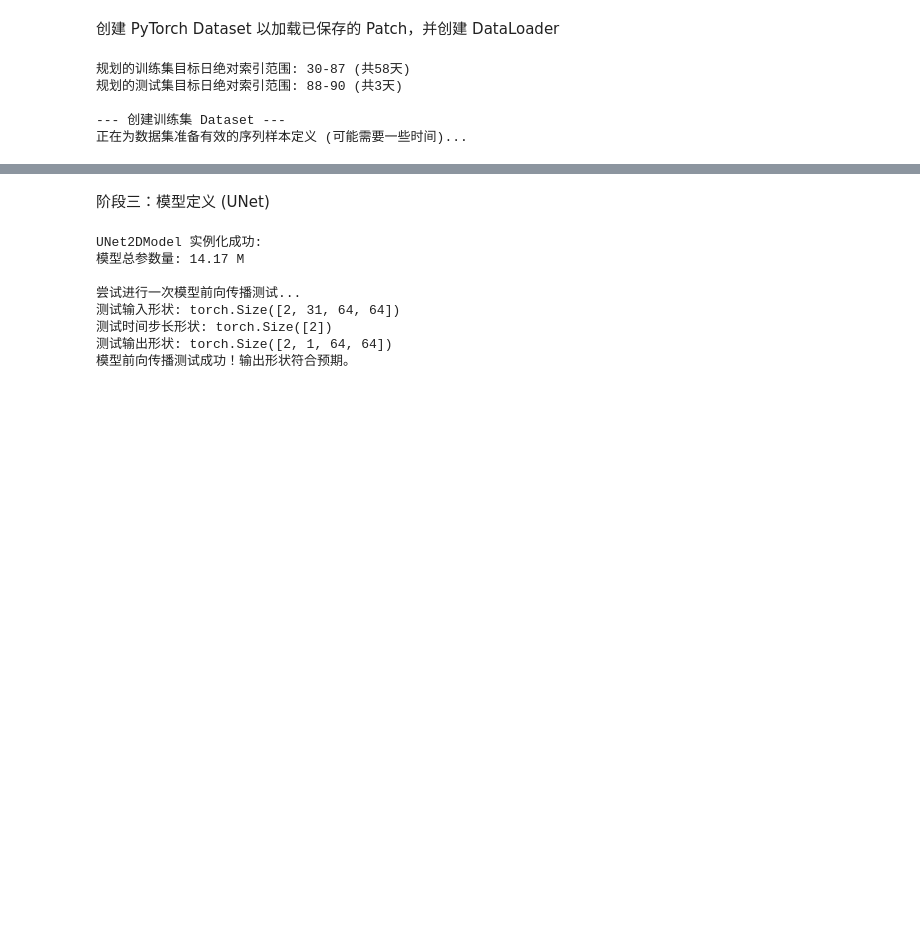
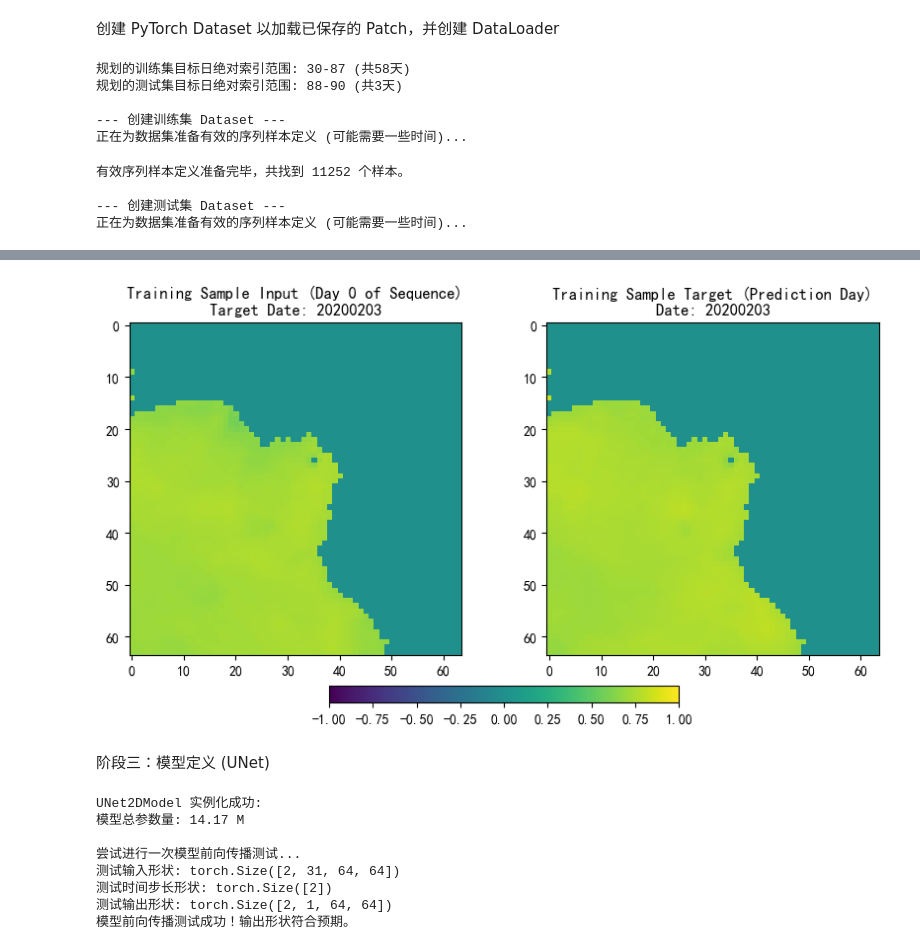
Before and after one commit to Hoyinl2333/SST_Prediction, a Jupyter notebook: notebooks/base3.ipynb, the cells around one changed output, grey strips where cells are left out. Saved outputs shown, nothing was run; the diff lists cells and outputs as text; code cells hidden in the pictures; blank space fills up the shorter version.

```diff
--- a/notebooks/base3.ipynb
+++ b/notebooks/base3.ipynb
@@ -11,6 +11,9 @@ from tqdm.auto import tqdm
 import matplotlib.pyplot as plt
 import os
 from pathlib import Path
+import matplotlib.pyplot as plt
+plt.rcParams['font.family'] = 'SimHei'         # 黑体
+plt.rcParams['axes.unicode_minus'] = False     # 解决负号显示为方块的问题
 
 # --- 配置参数 ---
 SEQUENCE_LEN = 30 # 输入序列长度为30天
@@ -277,22 +300,7 @@ import os
 import glob
 import pandas as pd # 确保 pandas 已导入
 import matplotlib.pyplot as plt # 确保 matplotlib 已导入
-
-# # --- 确保关键参数已定义 ---
-# # PATCH_DIR (来自 Part 2.A)
-# # sst_normalized (用于获取时间坐标和原始数据信息)
-# # SEQUENCE_LEN, PATCH_SIZE, STRIDE, NUM_TEST_TARGET_DAYS (用于定义序列和划分)
-# # NAN_THRESHOLD (这个现在是用于评估序列中的目标 patch 是否有效)
-
-# if 'PATCH_DIR' not in globals() or not os.path.exists(PATCH_DIR):
-#     print(f"错误：元素 Patch 目录 '{PATCH_DIR}' 不存在。请先运行 Part 2.A。")
-#     raise SystemExit("元素 Patch 目录未准备好。")
-# if 'sst_normalized' not in globals(): raise SystemExit("sst_normalized 未定义")
-# if 'SEQUENCE_LEN' not in globals(): SEQUENCE_LEN = 30
-# if 'PATCH_SIZE' not in globals(): PATCH_SIZE = 64
-# if 'STRIDE' not in globals(): STRIDE = 64
-# if 'NUM_TEST_TARGET_DAYS' not in globals(): NUM_TEST_TARGET_DAYS = 3
-# if 'NAN_THRESHOLD' not in globals(): NAN_THRESHOLD = 0.75 # 用于序列的目标patch
+import platform
 
 
 # --- 时间划分逻辑 (用于确定目标日索引) ---
@@ -416,7 +424,7 @@ class DynamicSequenceDataset(Dataset):
 
         return {
             "input_patches": input_patches_stacked.squeeze(1), # [SeqLen, H, W] - 与UNet输入(拼接后30通道)匹配
-            "target_patch": target_patch_stacked,             # [1, 1, H, W]
+            "target_patch": target_patch_stacked.squeeze(1),             # [1, H, W]
             "coords": (r_grid, c_grid),
             "abs_coords": sample_def["abs_coords"],
             "target_date": sample_def["target_date_str"],
@@ -427,15 +435,15 @@ class DynamicSequenceDataset(Dataset):
 H_full_map, W_full_map = sst_normalized.shape[1], sst_normalized.shape[2] # 720, 1440
 
 print("\n--- 创建训练集 Dataset ---")
-train_dataset_new = DynamicSequenceDataset(
+train_dataset = DynamicSequenceDataset(
     PATCH_DIR, sst_normalized.time, train_target_day_abs_indices,
     SEQUENCE_LEN, PATCH_SIZE, STRIDE, H_full_map, W_full_map, NAN_THRESHOLD
 )
 
 print("\n--- 创建测试集 Dataset ---")
-test_dataset_new = None
+test_dataset = None
 if test_target_day_abs_indices:
-    test_dataset_new = DynamicSequenceDataset(
+    test_dataset = DynamicSequenceDataset(
         PATCH_DIR, sst_normalized.time, test_target_day_abs_indices,
         SEQUENCE_LEN, PATCH_SIZE, STRIDE, H_full_map, W_full_map, NAN_THRESHOLD
     )
@@ -444,47 +452,47 @@ else:
 
 # --- 创建 DataLoader 实例 ---
 BATCH_SIZE = 16
-train_dataloader_new = None
-test_dataloader_new = None
+train_dataloader = None
+test_dataloader = None
+if platform.system() == 'Linux':
+    NUM_WORKERS = 2 # max(1, os.cpu_count() // 2)
+else:
+    NUM_WORKERS = 0  # macOS / Windows 上避免多线程问题
 
-if len(train_dataset_new) > 0:
-    print(f"训练集样本数 : {len(train_dataset_new)}")
-    train_dataloader_new = DataLoader(train_dataset_new, batch_size=BATCH_SIZE, shuffle=True, num_workers=0, pin_memory=True) # num_workers=0 优先保证能跑通
+if len(train_dataset) > 0:
+    print(f"训练集样本数 : {len(train_dataset)}")
+    train_dataloader = DataLoader(train_dataset, batch_size=BATCH_SIZE, shuffle=True, num_workers=NUM_WORKERS, pin_memory=True)
 else:
     print("训练集为空，不创建 DataLoader。")
 
-if test_dataset_new and len(test_dataset_new) > 0:
-    print(f"测试集样本数: {len(test_dataset_new)}")
-    test_dataloader_new = DataLoader(test_dataset_new, batch_size=BATCH_SIZE, shuffle=False, num_workers=0, pin_memory=True)
+if test_dataset and len(test_dataset) > 0:
+    print(f"测试集样本数: {len(test_dataset)}")
+    test_dataloader = DataLoader(test_dataset, batch_size=BATCH_SIZE, shuffle=False, num_workers=NUM_WORKERS, pin_memory=True)
 else:
     print("测试集为空或未创建，不创建 DataLoader。")
 
 # --- 验证 DataLoader 输出并可视化 (以训练集为例) ---
-if train_dataloader_new and len(train_dataset_new) > 0:
+if train_dataloader and len(train_dataset) > 0:
     print("\n--- 检查训练 DataLoader 输出---")
     try:
-        sample_batch_new = next(iter(train_dataloader_new))
-        print(f"输入 patches 批次形状: {sample_batch_new['input_patches'].shape}") # 期望 [B, SeqLen, H, W]
-        print(f"目标 patch 批次形状: {sample_batch_new['target_patch'].shape}")   # 期望 [B, 1, 1, H, W] or [B,1,H,W]
-        print(f"目标日期示例: {sample_batch_new['target_date'][0]}")
+        sample_batch = next(iter(train_dataloader))
+        print(f"输入 patches 批次形状: {sample_batch['input_patches'].shape}") # 期望 [B, SeqLen, H, W]
+        print(f"目标 patch 批次形状: {sample_batch['target_patch'].shape}")   # 期望 [B,1,H,W]
+        print(f"目标日期示例: {sample_batch['target_date'][0]}")
 
         # 可视化一个样本
         idx_to_show = 0
         # input_patches 是 [B, SeqLen, H, W], 取第一帧可视化
-        input_sample_vis = sample_batch_new['input_patches'][idx_to_show, 0, :, :].cpu().numpy()
-        # target_patch 是 [B, 1, 1, H, W] 或 [B,1,H,W], 取 [0,0,:,:] 或 [0,:,:]
-        target_sample_vis = sample_batch_new['target_patch'][idx_to_show].squeeze(0).cpu().numpy() # [1,H,W] or [H,W]
-        if target_sample_vis.ndim == 3 and target_sample_vis.shape[0] == 1: # 如果是 [1,H,W]
-            target_sample_vis = target_sample_vis.squeeze(0) # 变为 [H,W]
+        input_sample_vis = sample_batch['input_patches'][idx_to_show, 0, :, :].cpu().numpy()
+        # target_patch 是  [B,1,H,W],
+        target_sample_vis = sample_batch['target_patch'][idx_to_show,0,:,:].cpu().numpy()
 
         fig, axes = plt.subplots(1, 2, figsize=(10, 5))
-        # ... (可视化代码，与之前类似，确保正确索引和显示)
         axes[0].imshow(input_sample_vis, cmap='viridis', vmin=-1, vmax=1)
-        axes[0].set_title(f"训练样本输入 (序列第0天)\n日期(目标): {sample_batch_new['target_date'][idx_to_show]}")
+        axes[0].set_title(f"Training Sample Input (Day 0 of Sequence)\nTarget Date: {sample_batch['target_date'][idx_to_show]}")
         im = axes[1].imshow(target_sample_vis, cmap='viridis', vmin=-1, vmax=1)
-        axes[1].set_title(f"训练样本目标 (预测日)\n日期: {sample_batch_new['target_date'][idx_to_show]}")
+        axes[1].set_title(f"Training Sample Target (Prediction Day)\nDate: {sample_batch['target_date'][idx_to_show]}")
         fig.colorbar(im, ax=axes.ravel().tolist(), orientation='horizontal', fraction=0.046, pad=0.08)
-        plt.tight_layout()
         plt.show()
 
     except StopIteration:
@@ -499,3 +507,7 @@ else:
 
 --- 创建训练集 Dataset ---
 正在为数据集准备有效的序列样本定义 (可能需要一些时间)...
+有效序列样本定义准备完毕，共找到 11252 个样本。
+
+--- 创建测试集 Dataset ---
+正在为数据集准备有效的序列样本定义 (可能需要一些时间)...
@@ -502,3 +522,4 @@ else:
+[figure, added]
 # %% [markdown]
 阶段三：模型定义 (UNet)
 # %%
```
Also changed, not shown: parts of 4 cells of this notebook, 5 other files.
